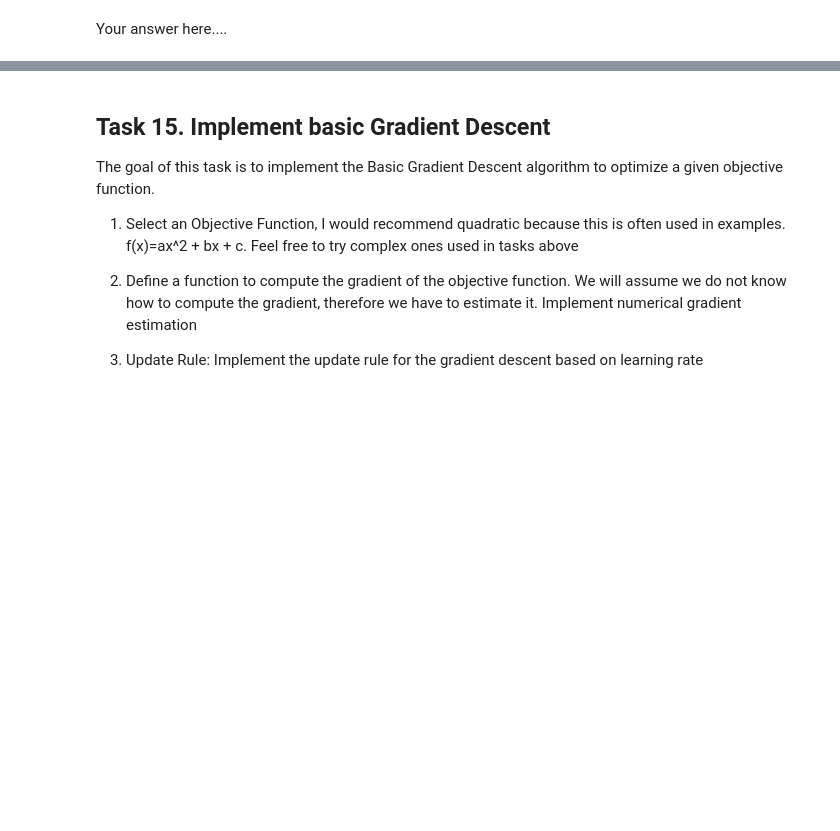
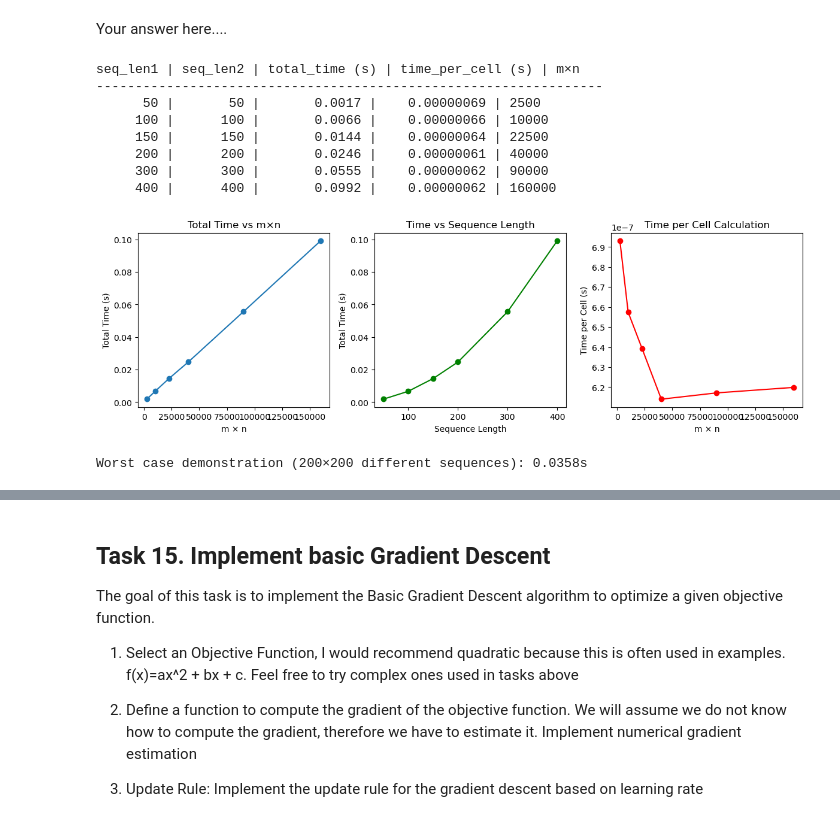
Before and after one commit to marioban/Optimization-algorithms-based-on-evolutionary-computation, a Jupyter notebook: ProjectGuide.ipynb, the cells around one changed output, grey strips where cells are left out. Drawn from its saved outputs; the diff is of its cells as text; code cells hidden in the pictures; blank space fills up the shorter version.

```diff
--- a/ProjectGuide.ipynb
+++ b/ProjectGuide.ipynb
@@ -514,11 +1951,3 @@ Here are two sequences which you can use for example run:
 *   S2 = "ACTGATCAA"
 </p>
 In order to check your implementation correctness use the following page: https://bioboot.github.io/bimm143_W20/class-material/nw/
-# %%
-# Feel free to organize the code however you want...
-def fill_in_the_matrix():
-  pass
-
-
-def traceback():
-  pass
@@ -535,0 +2039,61 @@ Your answer here....
+# %%
+import time
+import numpy as np
+import matplotlib.pyplot as plt
+
+def measure_nw_complexity(len1, len2, match=1, mismatch=-1, gap=-2):
+    seq1 = ''.join(np.random.choice(list('ATGC'), len1))
+    seq2 = ''.join(np.random.choice(list('ATGC'), len2))
+    t0 = time.time()
+    score, ptr = fill_in_the_matrix(seq1, seq2, match=match, mismatch=mismatch, gap=gap)
+    _ = traceback(seq1, seq2, score, ptr)
+    return time.time() - t0
+
+print("seq_len1 | seq_len2 | total_time (s) | time_per_cell (s) | m×n")
+print("-" * 65)
+
+test_cases = [(50, 50), (100, 100), (150, 150), (200, 200), (300, 300), (400, 400)]
+times, m_n_values, times_per_cell = [], [], []
+
+for n1, n2 in test_cases:
+    total = measure_nw_complexity(n1, n2)
+    mn = n1 * n2
+    tpc = total / mn
+    print(f"{n1:8} | {n2:8} | {total:12.4f} | {tpc:13.8f} | {mn}")
+    times.append(total); m_n_values.append(mn); times_per_cell.append(tpc)
+
+plt.figure(figsize=(12, 4))
+
+plt.subplot(1, 3, 1)
+plt.plot(m_n_values, times, 'o-')
+plt.xlabel('m × n'); plt.ylabel('Total Time (s)'); plt.title('Total Time vs m×n')
+
+plt.subplot(1, 3, 2)
+plt.plot([tc[0] for tc in test_cases], times, 'o-', color='green')
+plt.xlabel('Sequence Length'); plt.ylabel('Total Time (s)'); plt.title('Time vs Sequence Length')
+
+plt.subplot(1, 3, 3)
+plt.plot(m_n_values, times_per_cell, 'o-', color='red')
+plt.xlabel('m × n'); plt.ylabel('Time per Cell (s)'); plt.title('Time per Cell Calculation')
+
+plt.tight_layout()
+plt.show()
+
+# Worst-case fill (still O(n·m)) and near worst-case traceback (O(n+m)):
+seq1_worst = 'A' * 200
+seq2_worst = 'T' * 200
+start = time.time()
+score_w, ptr_w = fill_in_the_matrix(seq1_worst, seq2_worst, match=1, mismatch=-2, gap=-1)
+worst_time = time.time() - start
+print(f"Worst case demonstration (200×200 different sequences): {worst_time:.4f}s")
+# %% [output]
+seq_len1 | seq_len2 | total_time (s) | time_per_cell (s) | m×n
+-----------------------------------------------------------------
+      50 |       50 |       0.0017 |    0.00000069 | 2500
+     100 |      100 |       0.0066 |    0.00000066 | 10000
+     150 |      150 |       0.0144 |    0.00000064 | 22500
+     200 |      200 |       0.0246 |    0.00000061 | 40000
+     300 |      300 |       0.0555 |    0.00000062 | 90000
+     400 |      400 |       0.0992 |    0.00000062 | 160000
+[figure, added]
+Worst case demonstration (200×200 different sequences): 0.0358s
```
Also changed, not shown: parts of 36 cells of this notebook, 1 other file.
